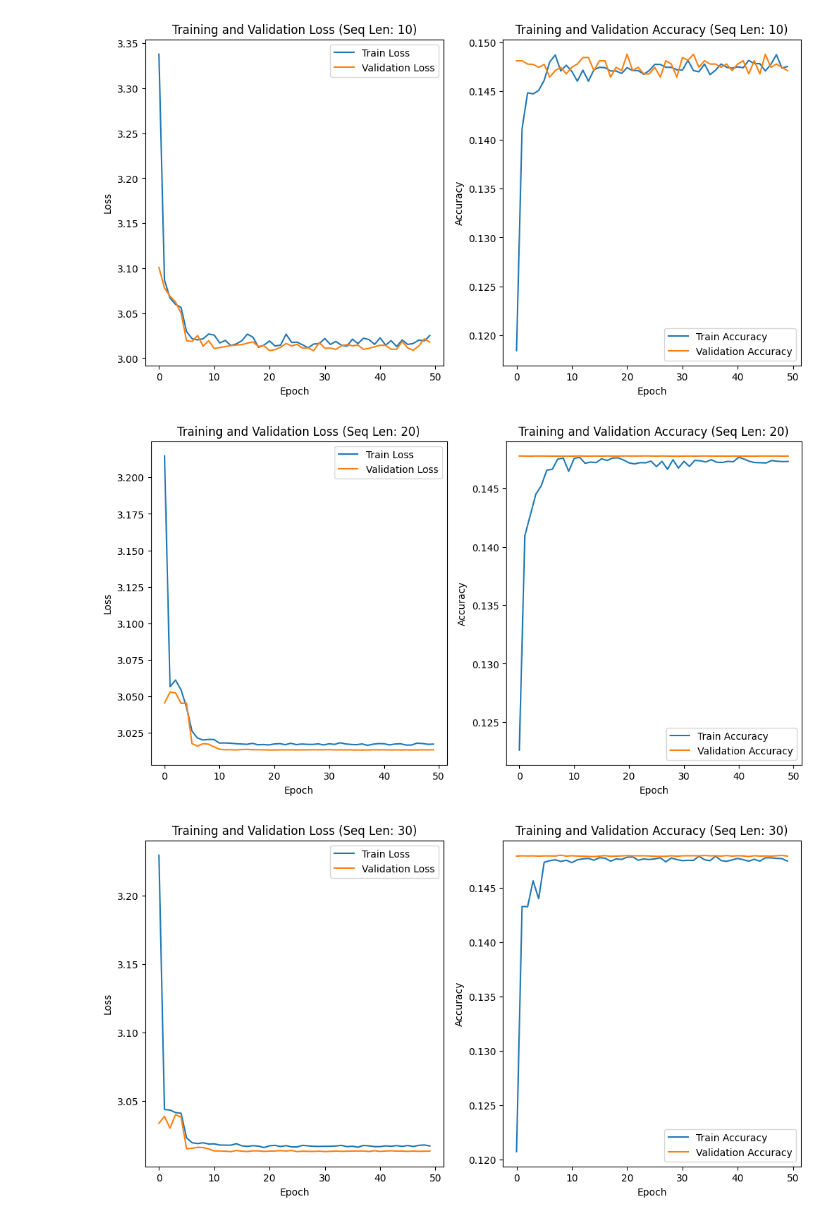
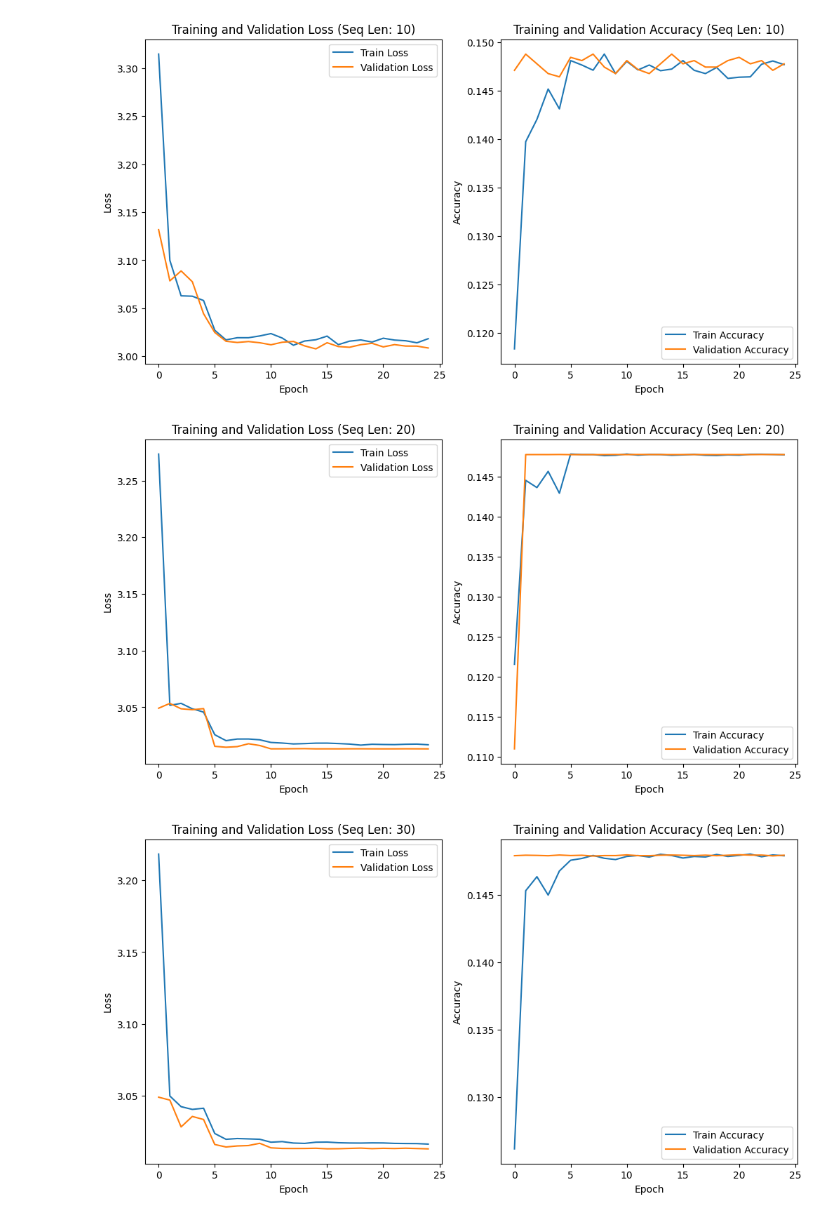
Before and after one commit to Swayyum/Intro-to-Deep-Learning, a Jupyter notebook: HW5/hw5.ipynb, the cells around one changed output. Saved outputs shown, nothing was run; the diff lists cells and outputs as text; code cells hidden in the pictures.

```diff
--- a/HW5/hw5.ipynb
+++ b/HW5/hw5.ipynb
@@ -121,7 +121,7 @@ def main():
         scheduler = optim.lr_scheduler.StepLR(optimizer, step_size=5, gamma=0.1)  # Learning rate scheduler
 
         train_losses, val_losses, train_accs, val_accs, epoch_times = [], [], [], [], []
-        epochs = 50
+        epochs = 25
         for epoch in range(epochs):
             train_loss, train_acc, epoch_time = train(model, data_loader, optimizer, criterion, device)
             val_loss, val_acc = validate(model, data_loader, criterion, device)
@@ -201,4 +201,4 @@ Overall Validation Accuracy: 0.1475669643557386
 KeyError: 'total_time'
-[figure, old version]
+[figure, new version]
-[figure, old version]
+[figure, new version]
-[figure, old version]
+[figure, new version]
```
Also changed, not shown: parts of 1 cell of this notebook.
